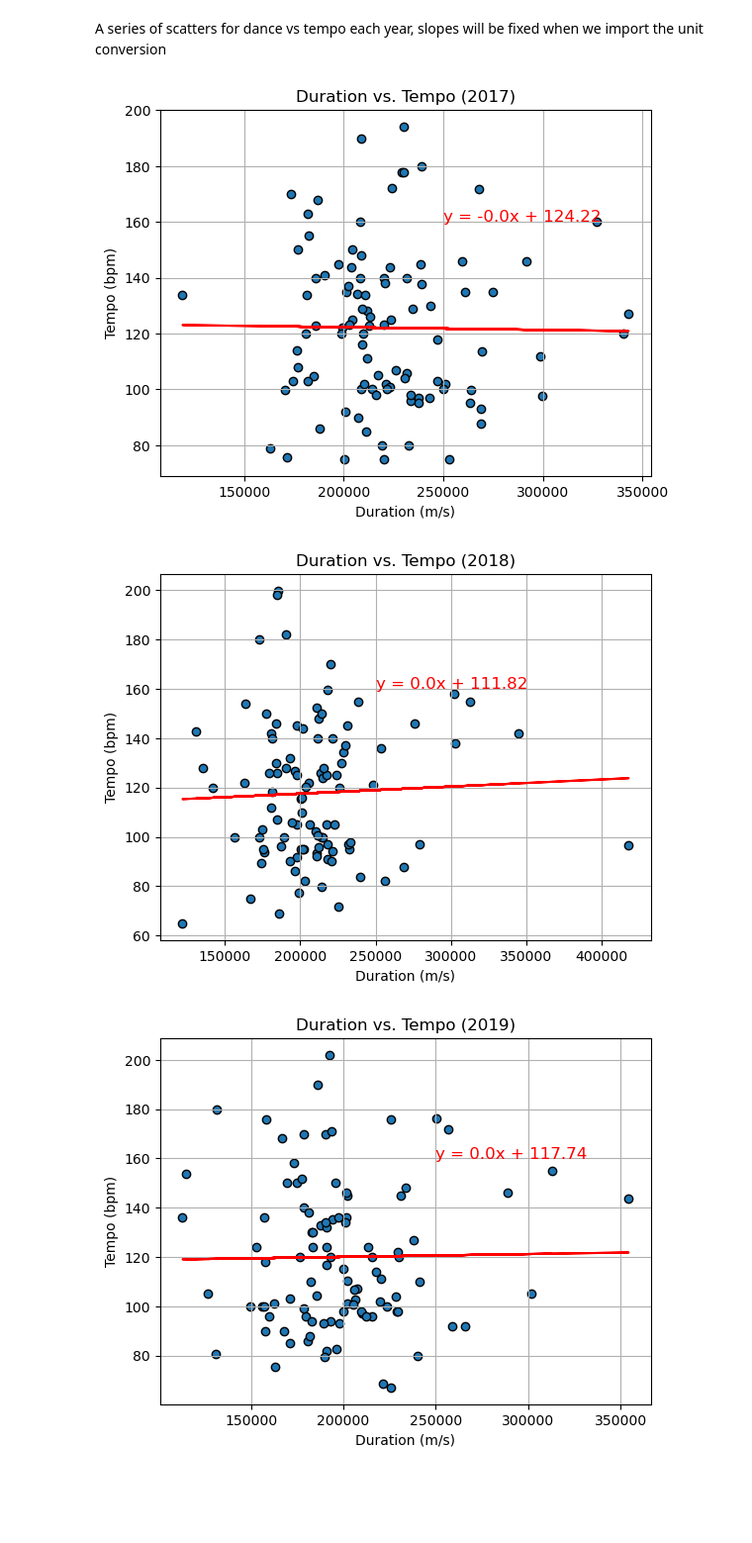
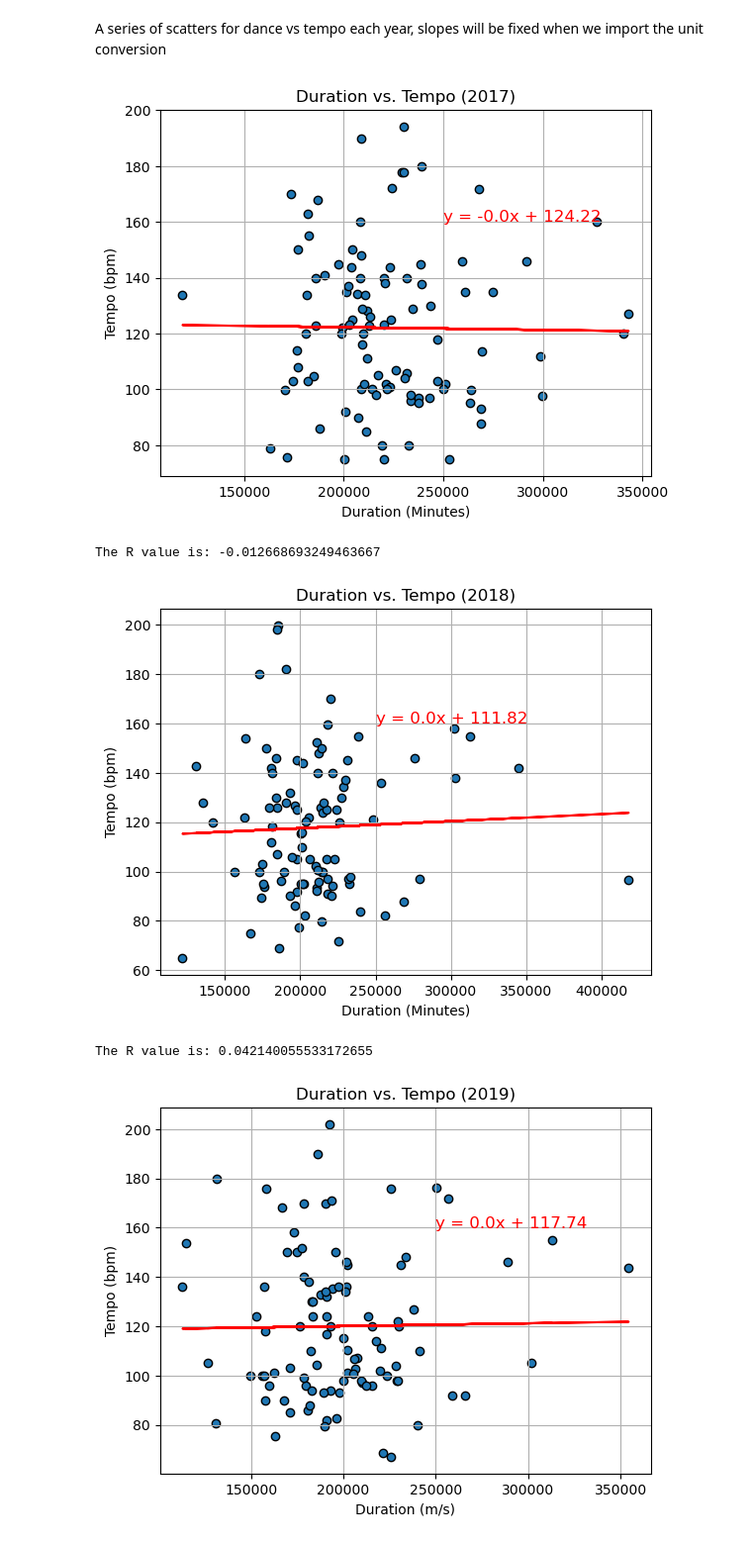
Before and after one commit to catisf/Project-1-Group-2, a Jupyter notebook: jupyter_notebooks/dan_stuff.ipynb, the cells around one changed output. Shown at 99% size. Drawn from its saved outputs; the diff is of its cells as text; code cells hidden in the pictures; blank space fills up the shorter version.

Commit message:
Added R Value

```diff
--- a/jupyter_notebooks/dan_stuff.ipynb
+++ b/jupyter_notebooks/dan_stuff.ipynb
@@ -490,23 +500,25 @@ A series of scatters for dance vs tempo each year, slopes will be fixed when we
 # %%
 plt.scatter(sev_teen_df["duration_ms"], sev_teen_df["tempo"], marker="o", edgecolors="black")
 # Incorporate the other graph properties
 plt.title("Duration vs. Tempo (2017)")
-plt.xlabel('Duration (m/s)')
+plt.xlabel('Duration (Minutes)')
 plt.ylabel('Tempo (bpm)')
 plt.grid(True)
 lin_r, lin_r_eq, r_value = lin_regress(sev_teen_df["duration_ms"], sev_teen_df["tempo"])
 plt.plot(sev_teen_df["duration_ms"], lin_r, color = "red")
 plt.annotate(lin_r_eq, (250000, 160), color = "red", fontsize = 12)
 # Save the figure
 plt.savefig("../output_data/Dur_vs_Temp_2017_scat.png")
 plt.show()
+print("The R value is:", r_value[0])
 # %% [output]
-[figure, old version]
+[figure, new version]
+The R value is: -0.012668693249463667
 # %%
 plt.scatter(ate_teen_df["duration_ms"], ate_teen_df["tempo"], marker="o", edgecolors="black")
 # Incorporate the other graph properties
 plt.title("Duration vs. Tempo (2018)")
-plt.xlabel('Duration (m/s)')
+plt.xlabel('Duration (Minutes)')
 plt.ylabel('Tempo (bpm)')
 plt.grid(True)
 lin_r, lin_r_eq, r_value = lin_regress(ate_teen_df["duration_ms"], ate_teen_df["tempo"])
@@ -515,8 +527,10 @@ plt.annotate(lin_r_eq, (250000, 160), color = "red", fontsize = 12)
 # Save the figure
 plt.savefig("../output_data/Dur_vs_Temp_2018_scat.png")
 plt.show()
+print("The R value is:", r_value[0])
 # %% [output]
-[figure, old version]
+[figure, new version]
+The R value is: 0.042140055533172655
 # %%
 plt.scatter(nine_teen_df["duration_ms"], nine_teen_df["tempo"], marker="o", edgecolors="black")
 # Incorporate the other graph properties
```
Also changed, not shown: parts of 8 cells of this notebook, 3 other files.
